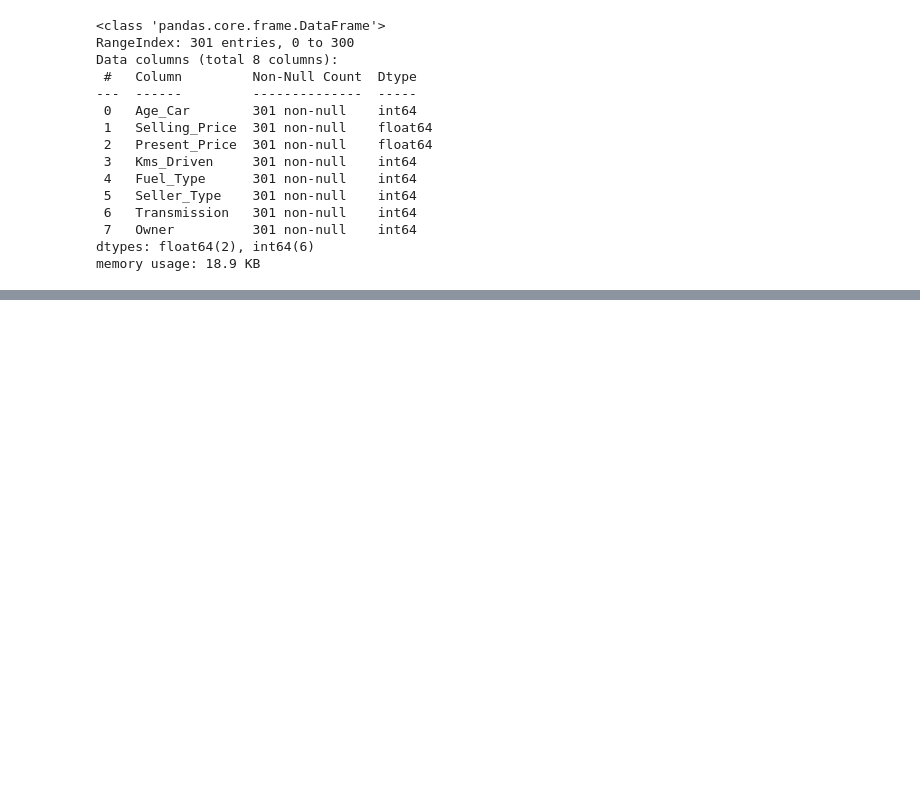
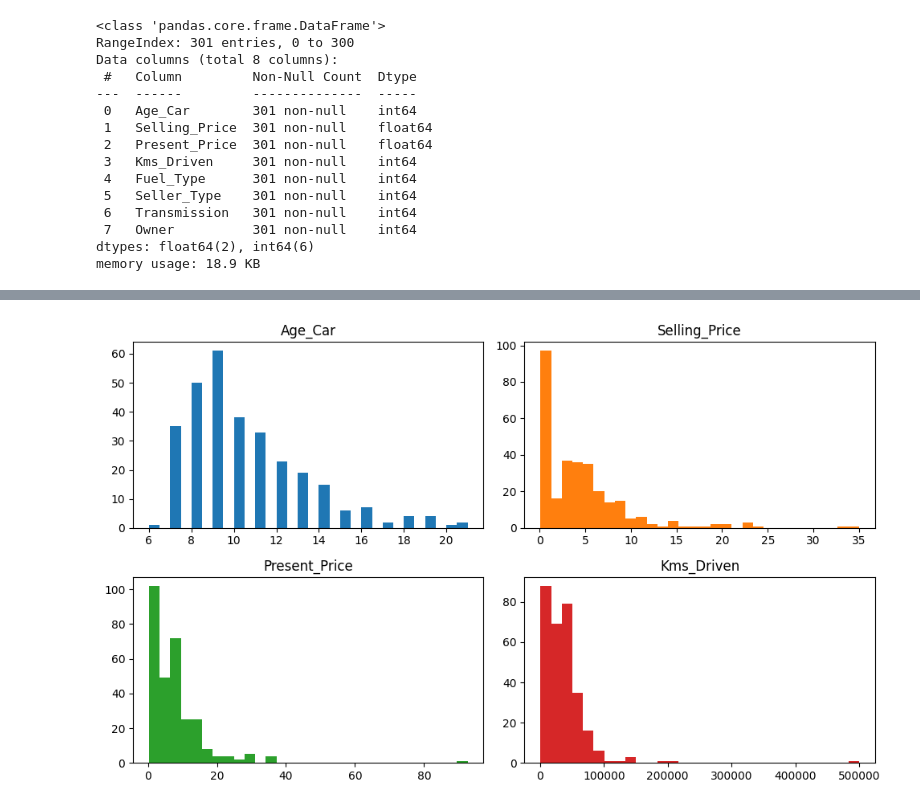
Before and after one commit to pouyarahdan/Regression-Model-Project, a Jupyter notebook: Linear-Regression-Project.ipynb, the cells around one changed output, grey strips where cells are left out. Saved outputs shown, nothing was run; the diff lists cells and outputs as text; code cells hidden in the pictures; blank space fills up the shorter version.

```diff
--- a/Linear-Regression-Project.ipynb
+++ b/Linear-Regression-Project.ipynb
@@ -271,0 +326,14 @@ memory usage: 18.9 KB
+# %%
+numeric_columns = ['Age_Car','Selling_Price','Present_Price','Kms_Driven']
+colors = ['#1f77b4', '#ff7f0e', '#2ca02c', '#d62728']
+plt.figure(figsize=(10,6))
+
+for i in range(4):
+    plt.subplot(2, 2, i+1)
+    plt.hist(df1[numeric_columns[i]], bins=30, color=colors[i])
+    plt.title(numeric_columns[i])
+
+plt.tight_layout()
+plt.show()
+# %% [output]
+[figure, added]
```
Also changed, not shown: parts of 8 cells of this notebook.
